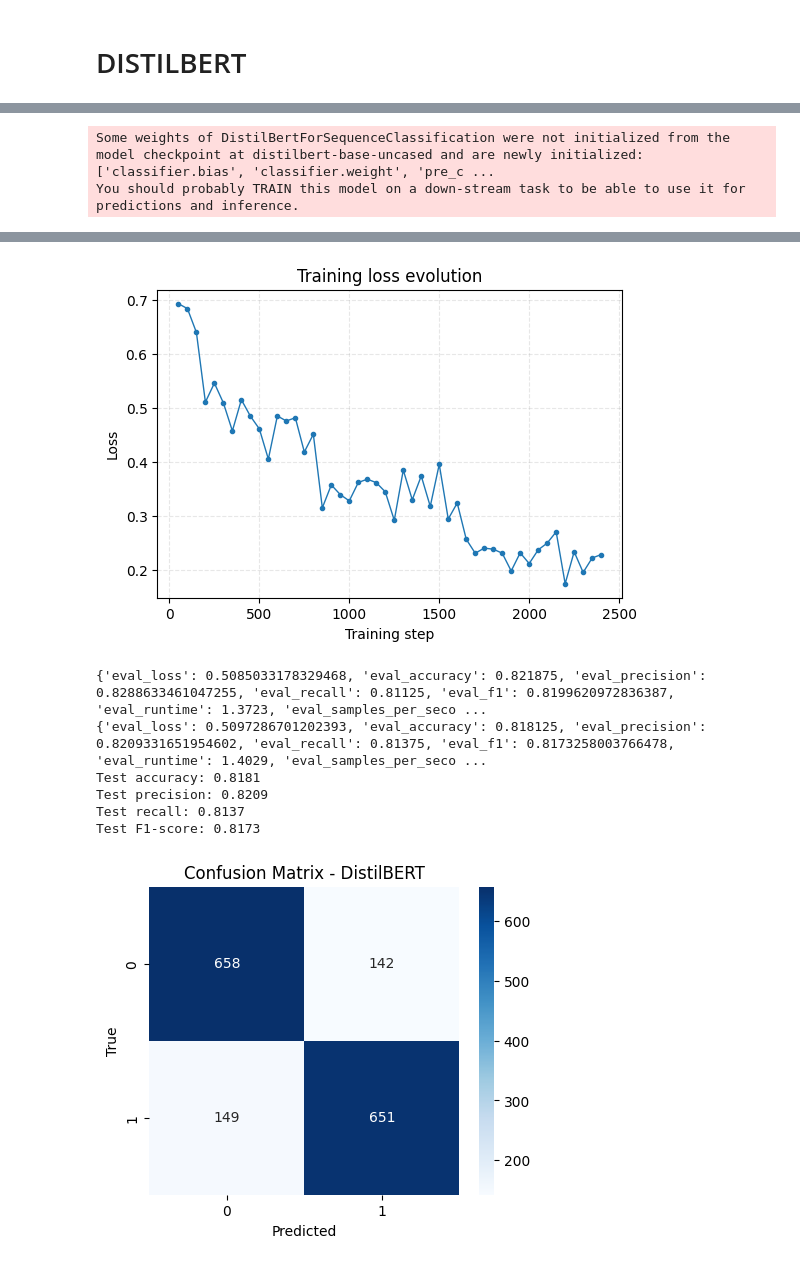
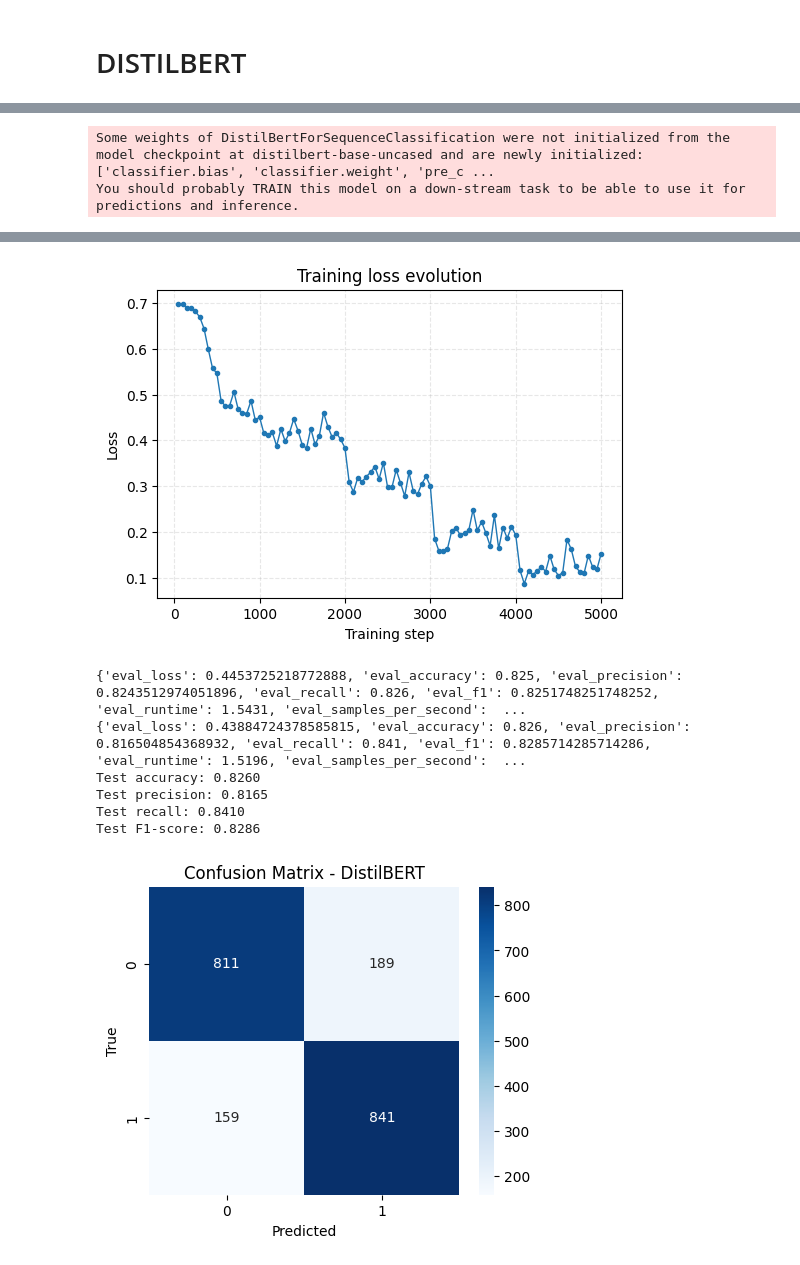
Before and after one commit to KamelBenstaali/OpenClassroomP7, a Jupyter notebook: Mes_notebooks/Model_5_DISTILBERT/notebook_05.ipynb, the cells around one changed output, grey strips where cells are left out. Saved outputs shown, nothing was run; the diff lists cells and outputs as text; code cells hidden in the pictures.

```diff
--- a/Mes_notebooks/Model_5_DISTILBERT/notebook_05.ipynb
+++ b/Mes_notebooks/Model_5_DISTILBERT/notebook_05.ipynb
@@ -33,6 +33,7 @@ from transformers import (
     DataCollatorWithPadding,
     Trainer,
     TrainingArguments,
+    EarlyStoppingCallback,
     pipeline,
 )
 
@@ -60,7 +61,7 @@ MLFLOW_EXPERIMENT_NAME = "Model_DistilBERT"
 MODEL_NAME = "distilbert-base-uncased"
 MAX_LENGTH = 128
 BATCH_SIZE = 16
-EPOCHS = 3
+EPOCHS = 20
 LEARNING_RATE = 2e-5
 WEIGHT_DECAY = 0.01
 WARMUP_RATIO = 0.1
@@ -120,8 +121,8 @@ df.head()
 df = df[["sentiment", "tweet"]]
 
 # Stratified sampling to have tweets of the two sentiments
-df_negatifs = df[df["sentiment"] == 0].sample(8000, random_state=42)
-df_positifs = df[df["sentiment"] == 4].sample(8000, random_state=42)
+df_negatifs = df[df["sentiment"] == 0].sample(10000, random_state=42)
+df_positifs = df[df["sentiment"] == 4].sample(10000, random_state=42)
 
 # So we get a sample of 10% of the original dataset
 df = pd.concat([df_negatifs, df_positifs]).reset_index(drop=True)
@@ -414,13 +415,11 @@ import inspect
 
 TRAINING_ARGS_PARAMS = set(inspect.signature(TrainingArguments.__init__).parameters.keys())
 
-
 def _add_if_supported(kwargs, name, value):
     if name in TRAINING_ARGS_PARAMS:
         kwargs[name] = value
         return True
     return False
-
 
 def compute_metrics(eval_pred):
     logits, labels = eval_pred
@@ -451,6 +450,23 @@ with mlflow.start_run(run_name="distilbert_parent"):
     )
 
     training_kwargs = {"output_dir": "./distilbert_outputs"}
+    steps_per_epoch = max(len(training_dataset) // BATCH_SIZE, 1)
+    warmup_steps = int(WARMUP_RATIO * steps_per_epoch * EPOCHS)
+
+    has_eval_strategy = _add_if_supported(training_kwargs, "evaluation_strategy", "epoch")
+    has_eval_strategy = has_eval_strategy or _add_if_supported(training_kwargs, "eval_strategy", "epoch")
+    if not has_eval_strategy:
+        _add_if_supported(training_kwargs, "evaluate_during_training", True)
+        _add_if_supported(training_kwargs, "eval_steps", steps_per_epoch)
+
+    has_save_strategy = _add_if_supported(training_kwargs, "save_strategy", "epoch")
+    if not has_save_strategy:
+        _add_if_supported(training_kwargs, "save_steps", steps_per_epoch)
+
+    if has_eval_strategy:
+        _add_if_supported(training_kwargs, "load_best_model_at_end", True)
+        _add_if_supported(training_kwargs, "metric_for_best_model", "f1")
+
     _add_if_supported(training_kwargs, "learning_rate", LEARNING_RATE)
     _add_if_supported(training_kwargs, "num_train_epochs", EPOCHS)
     _add_if_supported(training_kwargs, "weight_decay", WEIGHT_DECAY)
@@ -460,38 +476,18 @@ with mlflow.start_run(run_name="distilbert_parent"):
     _add_if_supported(training_kwargs, "fp16", True)
     _add_if_supported(training_kwargs, "dataloader_num_workers", 4)
     _add_if_supported(training_kwargs, "dataloader_pin_memory", True)
+    _add_if_supported(training_kwargs, "warmup_ratio", WARMUP_RATIO)
+    _add_if_supported(training_kwargs, "warmup_steps", warmup_steps)
+    _add_if_supported(training_kwargs, "per_device_train_batch_size", BATCH_SIZE) or _add_if_supported(training_kwargs, "per_gpu_train_batch_size", BATCH_SIZE)
+    _add_if_supported(training_kwargs, "per_device_eval_batch_size", BATCH_SIZE) or _add_if_supported(training_kwargs, "per_gpu_eval_batch_size", BATCH_SIZE)
     _add_if_supported(training_kwargs, "no_cuda", DEVICE != "cuda")
-
-    if not _add_if_supported(training_kwargs, "per_device_train_batch_size", BATCH_SIZE):
-        _add_if_supported(training_kwargs, "per_gpu_train_batch_size", BATCH_SIZE)
-    if not _add_if_supported(training_kwargs, "per_device_eval_batch_size", BATCH_SIZE):
-        _add_if_supported(training_kwargs, "per_gpu_eval_batch_size", BATCH_SIZE)
-
-    steps_per_epoch = max(len(training_dataset) // BATCH_SIZE, 1)
-    warmup_steps = int(WARMUP_RATIO * steps_per_epoch * EPOCHS)
-
-    if not _add_if_supported(training_kwargs, "warmup_ratio", WARMUP_RATIO):
-        _add_if_supported(training_kwargs, "warmup_steps", warmup_steps)
-
-    has_eval_strategy = _add_if_supported(training_kwargs, "evaluation_strategy", "epoch")
-    if not has_eval_strategy:
-        _add_if_supported(training_kwargs, "eval_steps", steps_per_epoch)
-
-    has_save_strategy = _add_if_supported(training_kwargs, "save_strategy", "epoch")
-    if not has_save_strategy:
-        _add_if_supported(training_kwargs, "save_steps", steps_per_epoch)
-
-    if has_eval_strategy and not has_save_strategy:
-        _add_if_supported(training_kwargs, "save_strategy", training_kwargs.get("evaluation_strategy", "steps"))
-
-    has_load_best = _add_if_supported(training_kwargs, "load_best_model_at_end", True)
-    if has_load_best and not has_eval_strategy:
-        training_kwargs.pop("load_best_model_at_end", None)
-
-    _add_if_supported(training_kwargs, "metric_for_best_model", "f1")
     _add_if_supported(training_kwargs, "report_to", [])
 
     training_args = TrainingArguments(**training_kwargs)
+
+    callbacks_list = []
+    if has_eval_strategy:
+        callbacks_list.append(EarlyStoppingCallback(early_stopping_patience=2, early_stopping_threshold=0.0))
 
     model = AutoModelForSequenceClassification.from_pretrained(
         MODEL_NAME,
@@ -506,6 +502,7 @@ with mlflow.start_run(run_name="distilbert_parent"):
         tokenizer=tokenizer,
         data_collator=data_collator,
         compute_metrics=compute_metrics,
+        callbacks=callbacks_list,
     )
 
     train_result = trainer.train()
@@ -595,8 +592,8 @@ You should probably TRAIN this model on a down-stream task to be able to use it
-[figure, old version]
+[figure, new version]
-{'eval_loss': 0.5085033178329468, 'eval_accuracy': 0.821875, 'eval_precision': 0.8288633461047255, 'eval_recall': 0.81125, 'eval_f1': 0.8199620972836387, 'eval_runtime': 1.3723, 'eval_samples_per_seco ...
-{'eval_loss': 0.5097286701202393, 'eval_accuracy': 0.818125, 'eval_precision': 0.8209331651954602, 'eval_recall': 0.81375, 'eval_f1': 0.8173258003766478, 'eval_runtime': 1.4029, 'eval_samples_per_seco ...
-Test accuracy: 0.8181
-Test precision: 0.8209
-Test recall: 0.8137
-Test F1-score: 0.8173
+{'eval_loss': 0.4453725218772888, 'eval_accuracy': 0.825, 'eval_precision': 0.8243512974051896, 'eval_recall': 0.826, 'eval_f1': 0.8251748251748252, 'eval_runtime': 1.5431, 'eval_samples_per_second':  ...
+{'eval_loss': 0.43884724378585815, 'eval_accuracy': 0.826, 'eval_precision': 0.816504854368932, 'eval_recall': 0.841, 'eval_f1': 0.8285714285714286, 'eval_runtime': 1.5196, 'eval_samples_per_second':  ...
+Test accuracy: 0.8260
+Test precision: 0.8165
+Test recall: 0.8410
+Test F1-score: 0.8286
-[figure, old version]
+[figure, new version]
```
Also changed, not shown: parts of 5 cells of this notebook, 1 other file.
